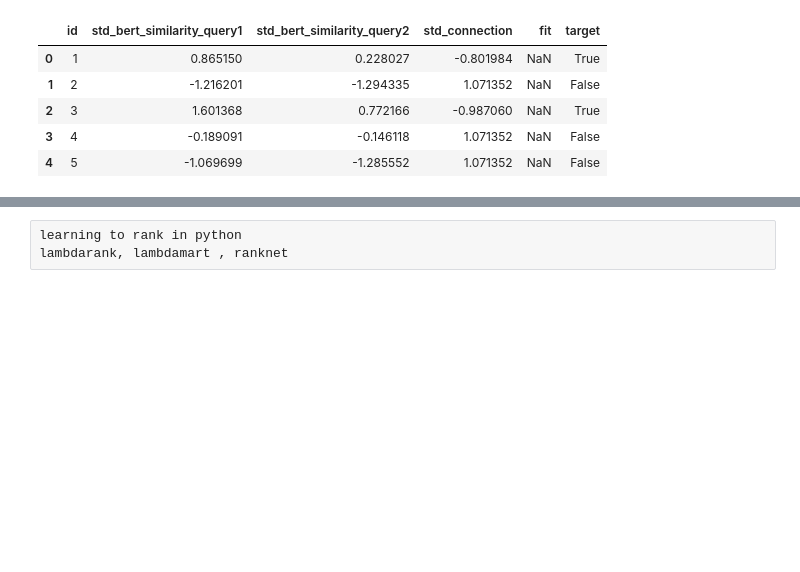
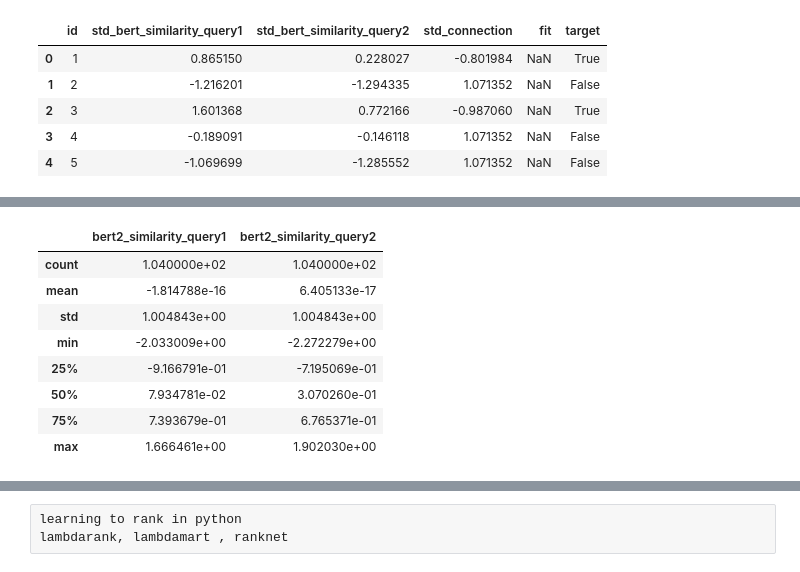
Before and after one commit to dgarbato/fvaImVAvfrRAKHdO, a Jupyter notebook: proj3 text preprocessing.ipynb, the cells around one changed output, grey strips where cells are left out. Cells and saved outputs as stored; diff of their text form; code cells hidden in the pictures; blank space fills up the shorter version.

```diff
--- a/proj3 text preprocessing.ipynb
+++ b/proj3 text preprocessing.ipynb
@@ -947,0 +876,18 @@ print(lgb_model.best_params_, lgb_model.best_score_)
+# %%
+df2 = df1[['bert2_similarity_query1', 'bert2_similarity_query2']]
+# %%
+ss = StandardScaler()
+features = list(df2.columns)
+# %%
+df2_standardized = pd.DataFrame(ss.fit_transform(df2), columns = features)
+df2_standardized.describe()
+# %% [output]
+|  | bert2_similarity_query1 | bert2_similarity_query2 |
+| count | 1.040000e+02 | 1.040000e+02 |
+| mean | -1.814788e-16 | 6.405133e-17 |
+| std | 1.004843e+00 | 1.004843e+00 |
+| min | -2.033009e+00 | -2.272279e+00 |
+| 25% | -9.166791e-01 | -7.195069e-01 |
+| 50% | 7.934781e-02 | 3.070260e-01 |
+| 75% | 7.393679e-01 | 6.765371e-01 |
+| max | 1.666461e+00 | 1.902030e+00 |
```
Also changed, not shown: parts of 72 cells of this notebook.
